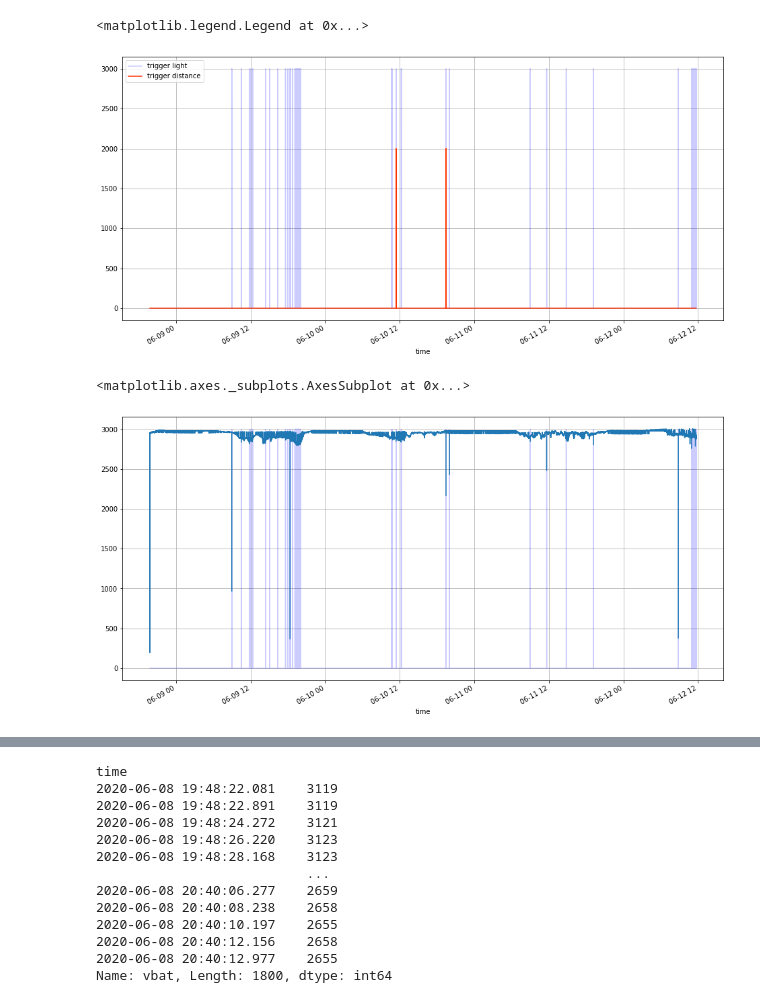
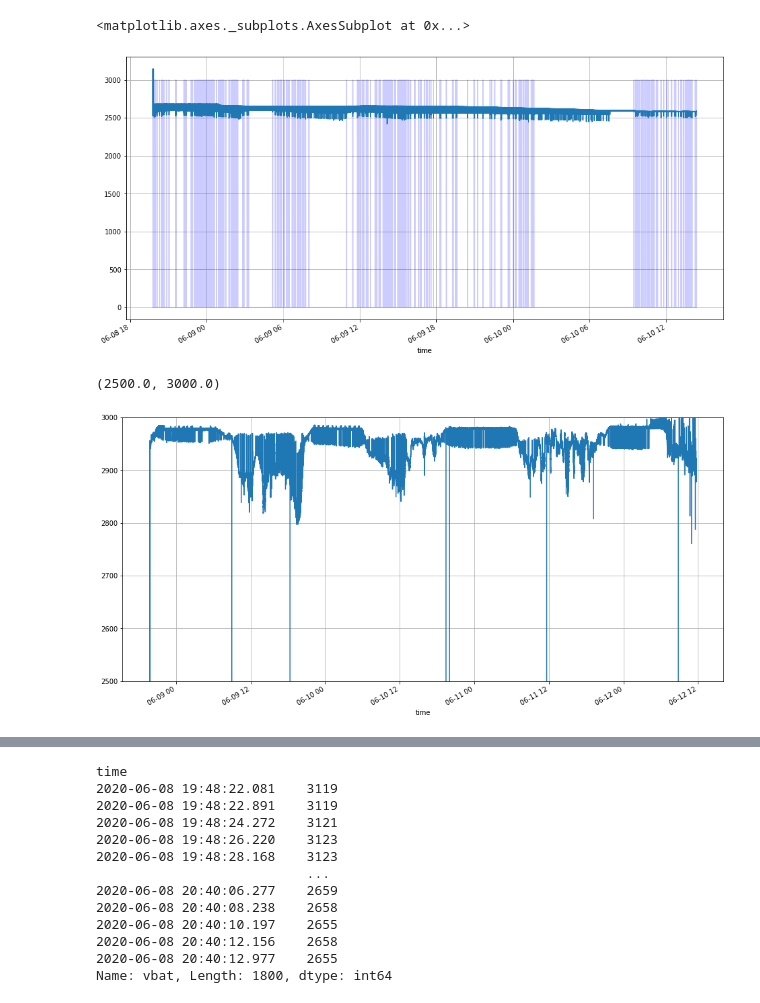
Before and after one commit to JitterCompany/2401-mailbox-sensor, a Jupyter notebook: analyse/Brievenbus analyse.ipynb, the cells around one changed output, grey strips where cells are left out. Cells and saved outputs as stored; diff of their text form; code cells hidden in the pictures.

```diff
--- a/analyse/Brievenbus analyse.ipynb
+++ b/analyse/Brievenbus analyse.ipynb
@@ -6,7 +6,8 @@ import pandas as pd
 plt.rcParams['figure.figsize'] = [16, 8]
 plt.rcParams['axes.grid'] = True
 # %%
-csvfile = '../logs/brievenbus_ingmar_20200508.csv'
+# csvfile = '../logs/brievenbus_ingmar_20200508.csv'
+csvfile = '../logs/brievenbus_sjors_20200508.csv'
 # %%
 header = ['time', 'light1', 'light2', 'vbat', 'distance', 'trigger light', 'trigger distance']
 data = pd.read_csv(csvfile, names=header, index_col=0)
@@ -24,15 +25,16 @@ trigger_light = data['trigger light'].astype(float)*3000
 trigger_distance = data['trigger distance'].astype(float)*2000
 # %%
 trigger_light.plot(c=(0,0,1,0.2))
-trigger_distance.plot(c=(1,0.2,0,1))
-# data['vbat'].plot()
-plt.legend()
+# trigger_distance.plot(c=(1,0.2,0,1))
+data['vbat'].plot()
+# plt.legend()
 # %% [output]
-<matplotlib.legend.Legend at 0x...>
+<matplotlib.axes._subplots.AxesSubplot at 0x...>
-[figure, old version]
+[figure, new version]
 # %%
-trigger_light.plot(c=(0,0,1,0.2))
+# trigger_light.plot(c=(0,0,1,0.2))
 data['light1'].plot()
+plt.ylim([2500, 3000])
 # %% [output]
-<matplotlib.axes._subplots.AxesSubplot at 0x...>
+(2500.0, 3000.0)
-[figure, old version]
+[figure, new version]
```
Also changed, not shown: parts of 3 cells of this notebook.
